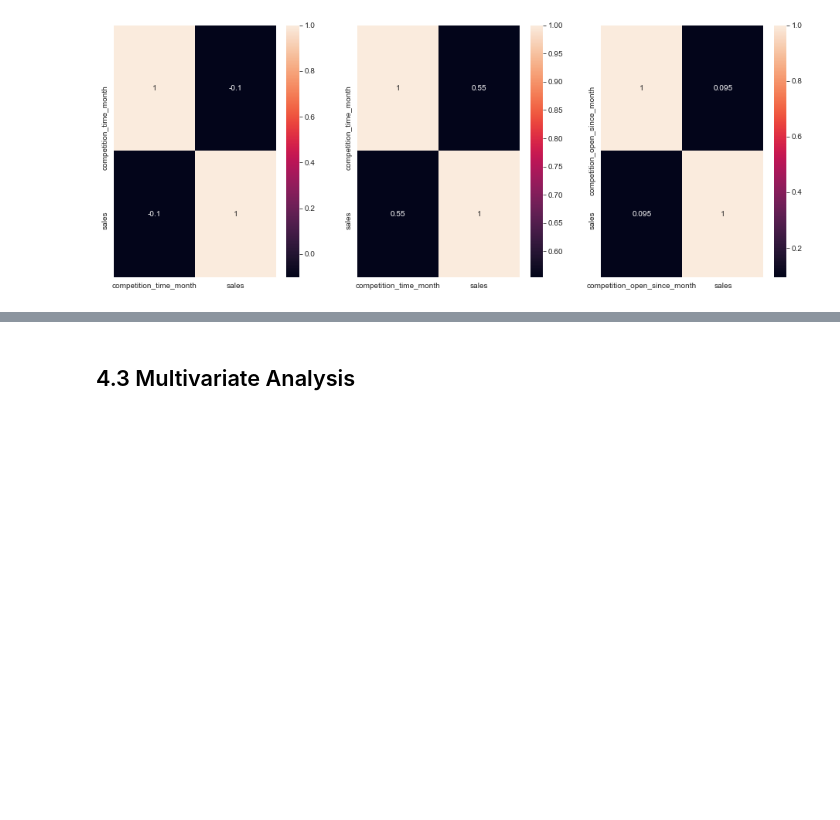
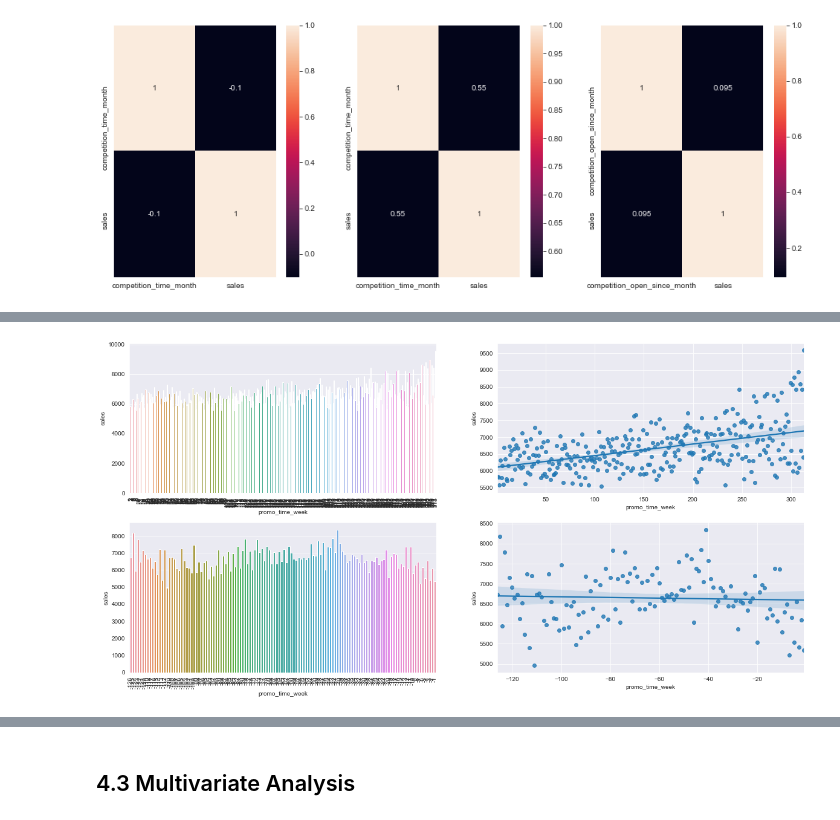
Before and after one commit to felipedmnq/Data-Science-T, a Jupyter notebook: Notebooks/Data_Science_T_M4.ipynb, the cells around one changed output, grey strips where cells are left out. Saved outputs shown, nothing was run; the diff lists cells and outputs as text; code cells hidden in the pictures; blank space fills up the shorter version.

```diff
--- a/Notebooks/Data_Science_T_M4.ipynb
+++ b/Notebooks/Data_Science_T_M4.ipynb
@@ -882,0 +914,22 @@ sns.heatmap(aux2_mean.corr(method = 'pearson'), annot = True);
+# %%
+aux_mean = df4[['promo_time_week', 'sales']].groupby('promo_time_week').mean().reset_index()
+
+plt.figure(figsize = (20, 10))
+
+plt.subplot(2, 2, 1)
+aux1 = aux_mean[aux_mean['promo_time_week'] > 0]  #extended promo
+sns.barplot(x = 'promo_time_week', y = 'sales', data = aux1);
+plt.xticks(rotation = 90);
+
+plt.subplot(2, 2, 2)
+sns.regplot(x = 'promo_time_week', y = 'sales', data = aux1);
+
+plt.subplot(2, 2, 3)
+aux2 = aux_mean[aux_mean['promo_time_week'] < 0]
+sns.barplot(x = 'promo_time_week', y = 'sales', data = aux2);
+plt.xticks(rotation = 90);
+
+plt.subplot(2, 2, 4)
+sns.regplot(x = 'promo_time_week', y = 'sales', data = aux2);
+# %% [output]
+[figure, added]
```
Also changed, not shown: parts of 10 cells of this notebook.
